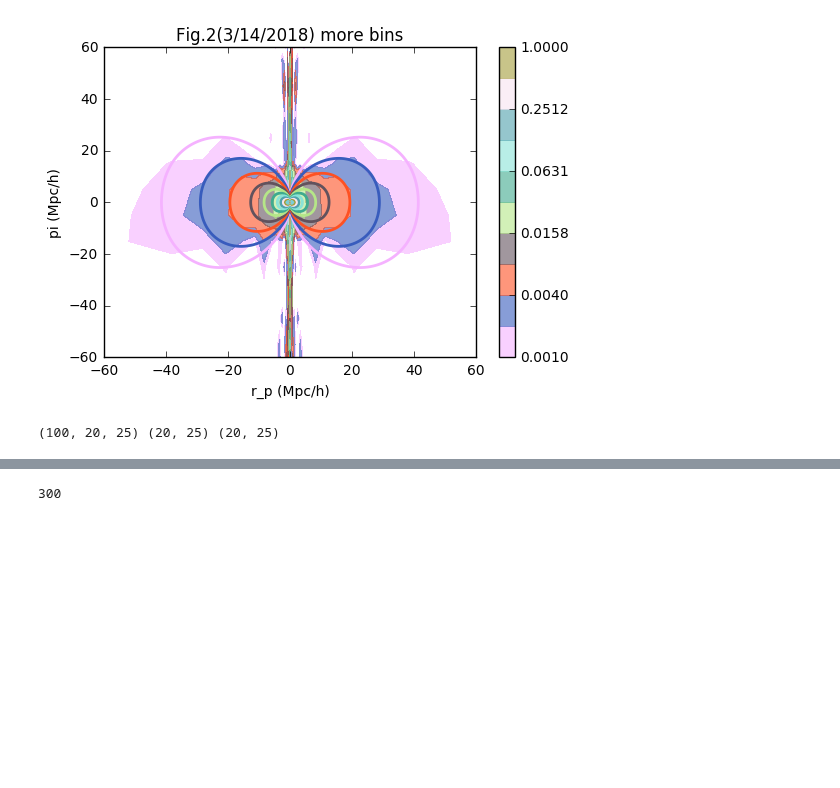
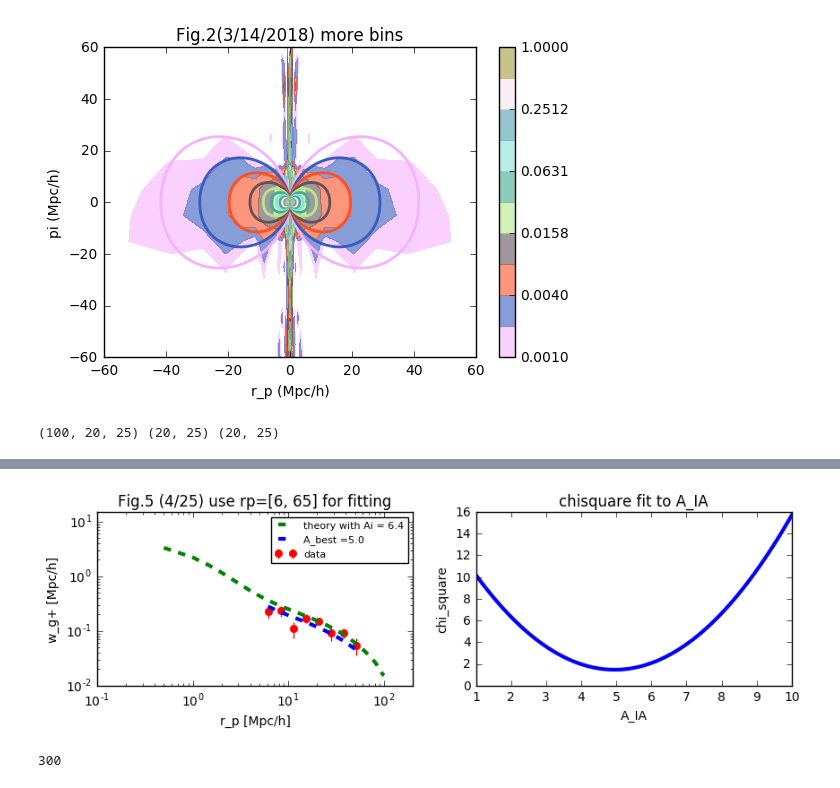
Before and after one commit to liuxx479/gplus, a Jupyter notebook: test_2d_fits.ipynb, the cells around one changed output, grey strips where cells are left out. Drawn from its saved outputs; the diff is of its cells as text; code cells hidden in the pictures; blank space fills up the shorter version.

```diff
--- a/test_2d_fits.ipynb
+++ b/test_2d_fits.ipynb
@@ -180,3 +246,48 @@ print xi_lowzbin.shape
+# %%
+########### test my own 1d fit results, using rp=[6, 65]
+### rp1d, data_1d, 99.0*std(jk_1d,axis=0)
+idxcut = where((rp1d<65)&(rp1d>6))[0]
+rp1dcut = rp1d[idxcut]
+data1dcut = data_1d[idxcut]
+theocut = interpolate.interp1d(rppitheo, theo_1d_dense/Ai/1.4)(rp1dcut)
+jk1dcut = jk_1d[:,idxcut]
+cov1d = 99.0*cov(jk1dcut,rowvar=0)
+cov1dI = mat(cov1d).I
+## print jk1dcut.shape, cov1d.shape
+Np = len(idxcut)-1
+
+def chisq1d (Ai):
+    dN = mat(Ai*theocut-data1dcut)
+    return float(dN*cov1dI*dN.T)/Np
+
+Ai_arr = linspace(1, 10, 101)
+chisq1darr = [chisq1d(iAi) for iAi in Ai_arr]
+
+Abest = Ai_arr[argmin(chisq1darr)]
+################ plot it out just to make sure
+f, (ax,ax2) = subplots(1,2,figsize=(10,2.5))
+ax.errorbar(rp1dcut, data1dcut, sqrt(diag(cov1d)), fmt='o',color='r',mec='r',label='data',capsize=0, capthick=5)
+#ax.plot(rp1d, Ai*1.4*theo_1d, label='theory with Ai = %.1f'%(4.6*1.4))
+ax.plot(rppitheo, theo_1d_dense,'g--', label='theory with Ai = %.1f'%(4.6*1.4), lw=3)
+ax.plot(rp1dcut, theocut*Abest,'b--',lw=3, label='A_best =%.1f'%(Abest))
+ax.set_yscale('log')
+ax.set_xscale('log')
+ax.set_xlabel('r_p [Mpc/h]')
+ax.set_ylabel('w_g+ [Mpc/h]')
+ax.set_xlim(1e-1, 200)
+ax.set_ylim(1e-2, 15)
+ax.legend(frameon=1, fontsize=8, loc=0)
+ax.set_title('Fig.5 (4/25) use rp=[6, 65] for fitting')
+
+ax2.plot(Ai_arr, chisq1darr, lw=3)
+ax2.set_xlabel('A_IA')
+ax2.set_ylabel('chi_square')
+ax2.set_title('chisquare fit to A_IA')
+#ax2.set_yscale('log')
+#ax2.set_ylim(0,10)
+show()
+# %% [output]
+[figure, added]
 # %%
 idx = where(rp_raw<9.0)# (data_raw>0.001) &(data_raw<0.016)) # &
 print len(idx[0])
```
Also changed, not shown: parts of 10 cells of this notebook.
